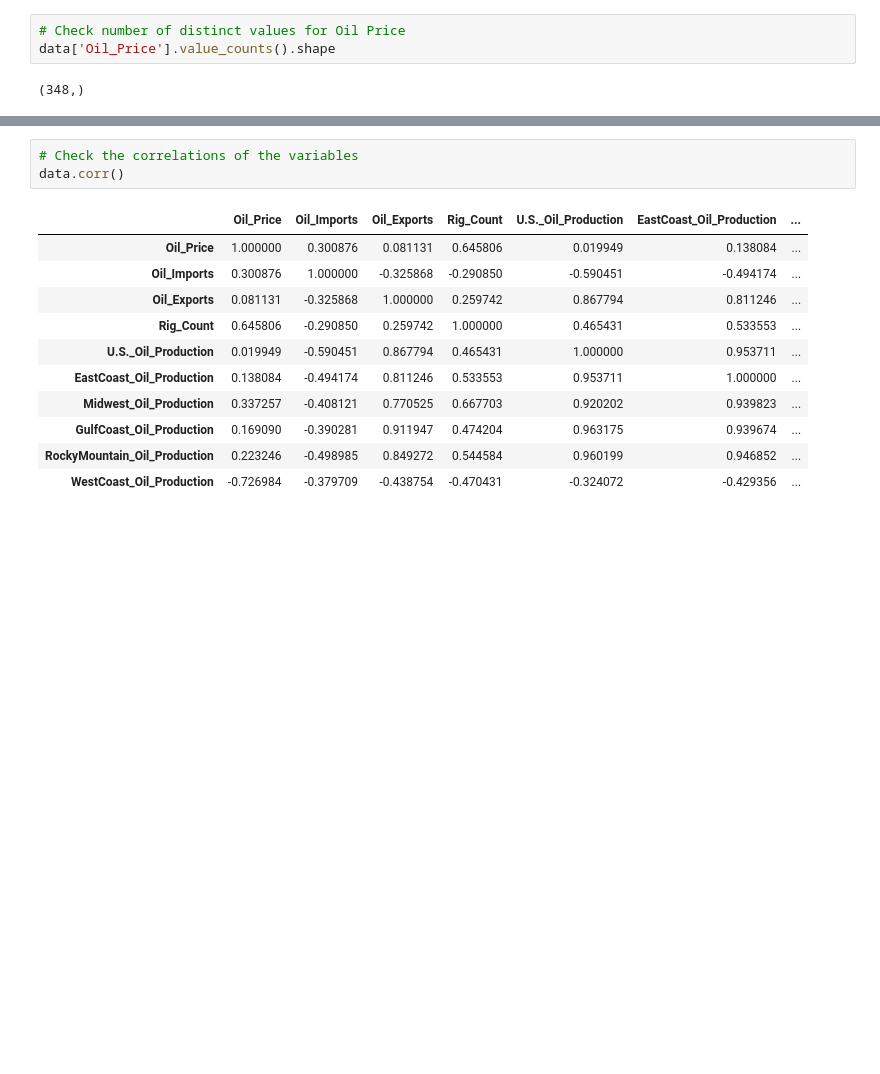
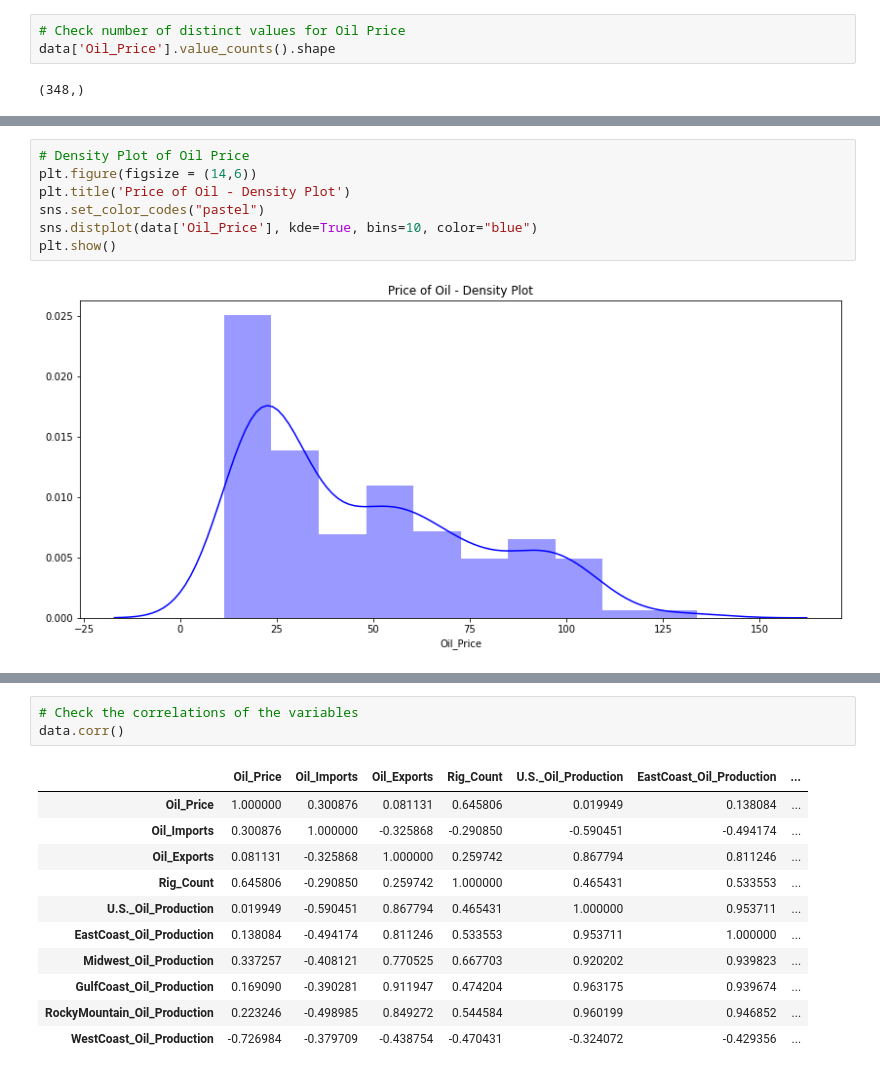
Before and after one commit to mbradley29/Capstone-Project, a Jupyter notebook: Capstone Report - C2T4 - Predicting U.S Crude Oil Prices.ipynb, the cells around one changed output, grey strips where cells are left out. Cells and saved outputs as stored; diff of their text form; blank space fills up the shorter version.

```diff
--- a/Capstone Report - C2T4 - Predicting U.S Crude Oil Prices.ipynb
+++ b/Capstone Report - C2T4 - Predicting U.S Crude Oil Prices.ipynb
@@ -142,0 +178,9 @@ data['Oil_Price'].value_counts().shape
+# %%
+# Density Plot of Oil Price
+plt.figure(figsize = (14,6))
+plt.title('Price of Oil - Density Plot')
+sns.set_color_codes("pastel")
+sns.distplot(data['Oil_Price'], kde=True, bins=10, color="blue")
+plt.show()
+# %% [output]
+[figure, added]
```
Also changed, not shown: parts of 149 cells of this notebook.
